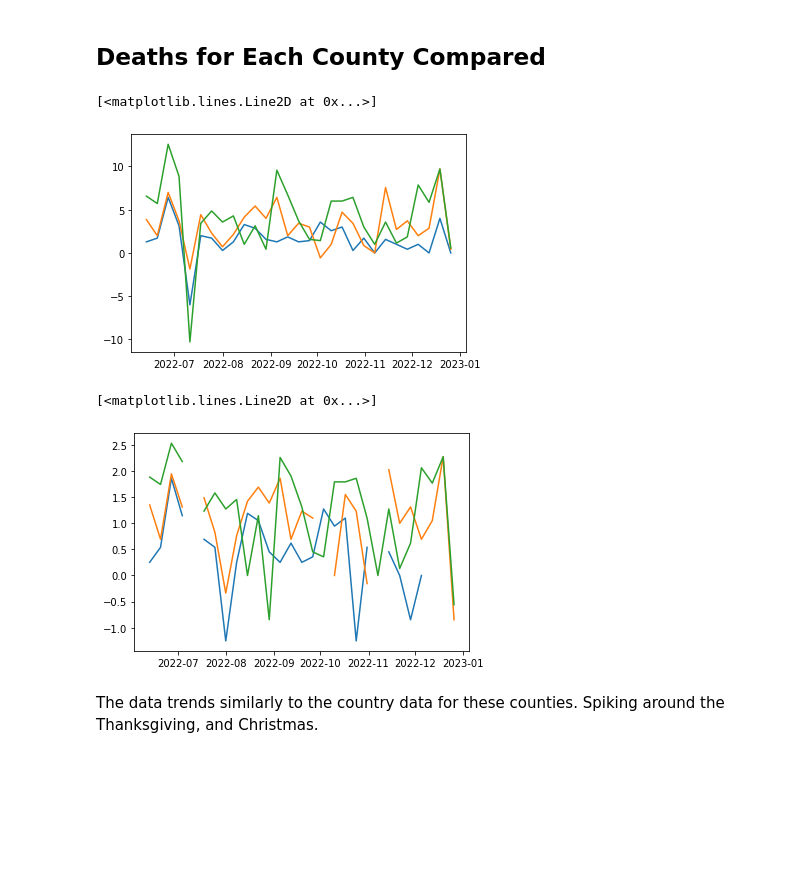
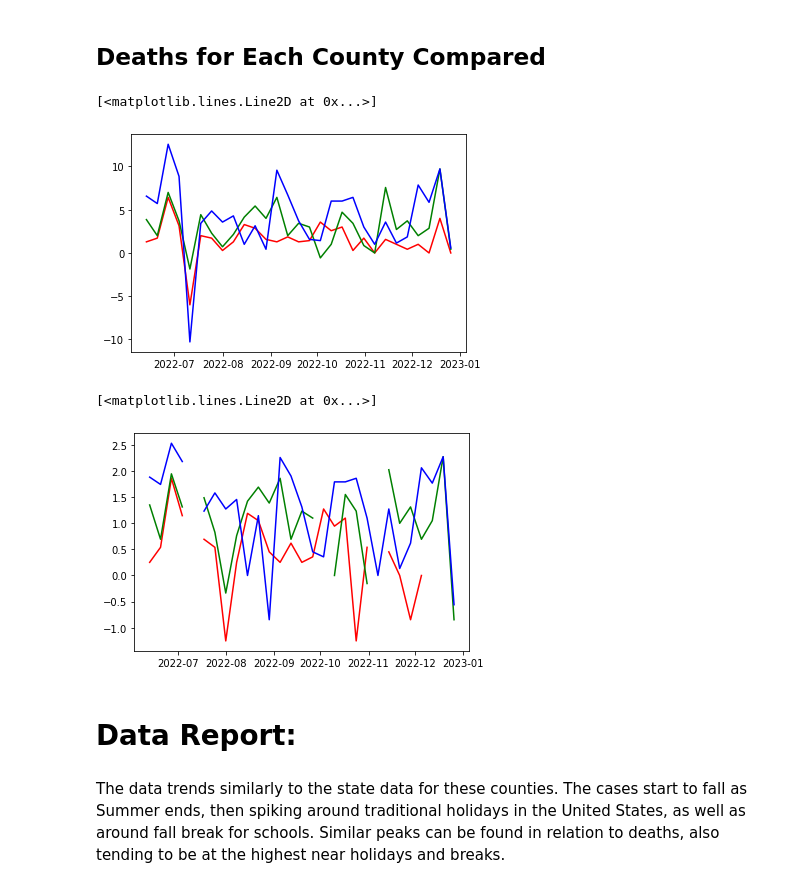
Before and after one commit to Jpelle25/TeamJBA, a Jupyter notebook: BensNotebook/stage2-statistics-counties.ipynb, the cells around one changed output. Saved outputs shown, nothing was run; the diff lists cells and outputs as text; code cells hidden in the pictures; blank space fills up the shorter version.

```diff
--- a/BensNotebook/stage2-statistics-counties.ipynb
+++ b/BensNotebook/stage2-statistics-counties.ipynb
@@ -122,22 +122,24 @@ milwaukee_deaths_new_week_mean = milwaukee_deaths_week_mean.sum(axis=1).diff()
 fig1 = plt.figure()
 ax1 = fig1.add_subplot()
 
-ax1.plot(brown_deaths_new_week_mean)
-ax1.plot(dane_deaths_new_week_mean)
-ax1.plot(milwaukee_deaths_new_week_mean)
+ax1.plot(brown_deaths_new_week_mean, color="red")
+ax1.plot(dane_deaths_new_week_mean, color="green")
+ax1.plot(milwaukee_deaths_new_week_mean, color="blue")
 # %% [output]
 [<matplotlib.lines.Line2D at 0x...>]
-[figure, old version]
+[figure, new version]
 # %%
 #log normalized data
 fig1 = plt.figure()
 ax1 = fig1.add_subplot()
 
-ax1.plot(brown_deaths_new_week_mean.apply(np.log))
-ax1.plot(dane_deaths_new_week_mean.apply(np.log))
-ax1.plot(milwaukee_deaths_new_week_mean.apply(np.log))
+ax1.plot(brown_deaths_new_week_mean.apply(np.log), color="red")
+ax1.plot(dane_deaths_new_week_mean.apply(np.log), color="green")
+ax1.plot(milwaukee_deaths_new_week_mean.apply(np.log), color="blue")
 # %% [output]
 [<matplotlib.lines.Line2D at 0x...>]
-[figure, old version]
+[figure, new version]
+# %% [markdown]
+# Data Report:
 # %% [markdown]
-The data trends similarly to the country data for these counties. Spiking around the Thanksgiving, and Christmas.
+The data trends similarly to the state data for these counties. The cases start to fall as Summer ends, then spiking around traditional holidays in the United States, as well as around fall break for schools. Similar peaks can be found in relation to deaths, also tending to be at the highest near holidays and breaks.
```
Also changed, not shown: parts of 2 cells of this notebook, 3 other files.
